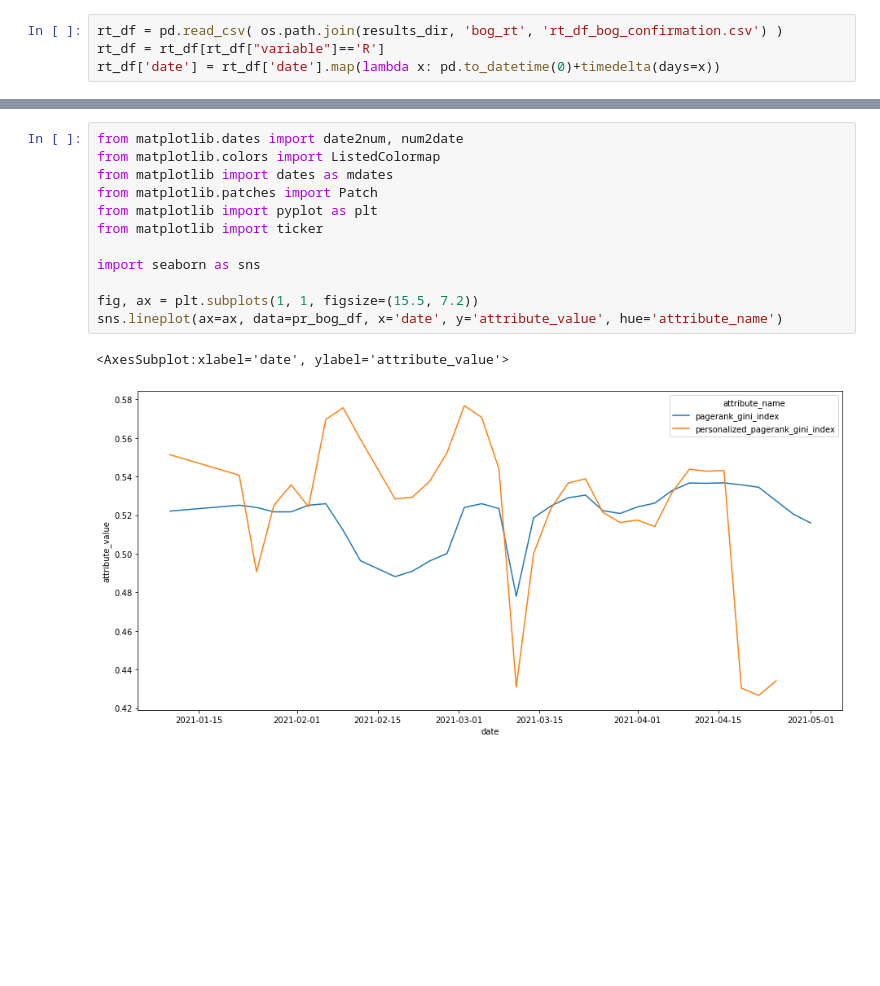
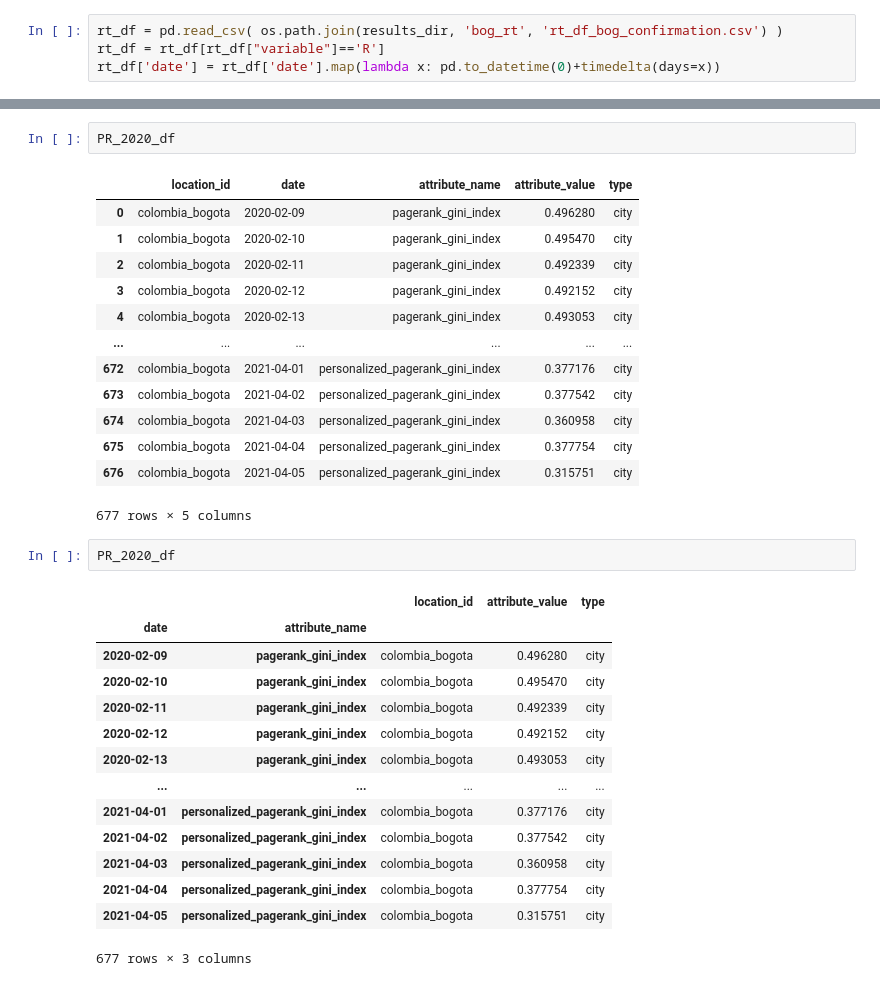
Before and after one commit to ChaosDonkey06/bogota_covid19_lockdowns, a Jupyter notebook: PPR_Rt_analysos.ipynb, the cells around one changed output, grey strips where cells are left out. Drawn from its saved outputs; the diff is of its cells as text; blank space fills up the shorter version.

```diff
--- a/PPR_Rt_analysos.ipynb
+++ b/PPR_Rt_analysos.ipynb
@@ -40,15 +20,33 @@ pr_bog_df
-# %%
-from matplotlib.dates import date2num, num2date
-from matplotlib.colors import ListedColormap
-from matplotlib import dates as mdates
-from matplotlib.patches import Patch
-from matplotlib import pyplot as plt
-from matplotlib import ticker
-
-import seaborn as sns
-
-fig, ax = plt.subplots(1, 1, figsize=(15.5, 7.2))
-sns.lineplot(ax=ax, data=pr_bog_df, x='date', y='attribute_value', hue='attribute_name')
-# %% [output]
-<AxesSubplot:xlabel='date', ylabel='attribute_value'>
-[figure, removed]
+# %%
+PR_2020_df
+# %% [output]
+|  | location_id | date | attribute_name | attribute_value | type |
+| 0 | colombia_bogota | 2020-02-09 | pagerank_gini_index | 0.496280 | city |
+| 1 | colombia_bogota | 2020-02-10 | pagerank_gini_index | 0.495470 | city |
+| 2 | colombia_bogota | 2020-02-11 | pagerank_gini_index | 0.492339 | city |
+| 3 | colombia_bogota | 2020-02-12 | pagerank_gini_index | 0.492152 | city |
+| 4 | colombia_bogota | 2020-02-13 | pagerank_gini_index | 0.493053 | city |
+| ... | ... | ... | ... | ... | ... |
+| 672 | colombia_bogota | 2021-04-01 | personalized_pagerank_gini_index | 0.377176 | city |
+| 673 | colombia_bogota | 2021-04-02 | personalized_pagerank_gini_index | 0.377542 | city |
+| 674 | colombia_bogota | 2021-04-03 | personalized_pagerank_gini_index | 0.360958 | city |
+| 675 | colombia_bogota | 2021-04-04 | personalized_pagerank_gini_index | 0.377754 | city |
+| 676 | colombia_bogota | 2021-04-05 | personalized_pagerank_gini_index | 0.315751 | city |
+677 rows × 5 columns
+# %%
+PR_2020_df
+# %% [output]
+|  |  | location_id | attribute_value | type |
+| date | attribute_name |  |  |  |
+| 2020-02-09 | pagerank_gini_index | colombia_bogota | 0.496280 | city |
+| 2020-02-10 | pagerank_gini_index | colombia_bogota | 0.495470 | city |
+| 2020-02-11 | pagerank_gini_index | colombia_bogota | 0.492339 | city |
+| 2020-02-12 | pagerank_gini_index | colombia_bogota | 0.492152 | city |
+| 2020-02-13 | pagerank_gini_index | colombia_bogota | 0.493053 | city |
+| ... | ... | ... | ... | ... |
+| 2021-04-01 | personalized_pagerank_gini_index | colombia_bogota | 0.377176 | city |
+| 2021-04-02 | personalized_pagerank_gini_index | colombia_bogota | 0.377542 | city |
+| 2021-04-03 | personalized_pagerank_gini_index | colombia_bogota | 0.360958 | city |
+| 2021-04-04 | personalized_pagerank_gini_index | colombia_bogota | 0.377754 | city |
+| 2021-04-05 | personalized_pagerank_gini_index | colombia_bogota | 0.315751 | city |
+677 rows × 3 columns
```
Also changed, not shown: parts of 7 cells of this notebook.
